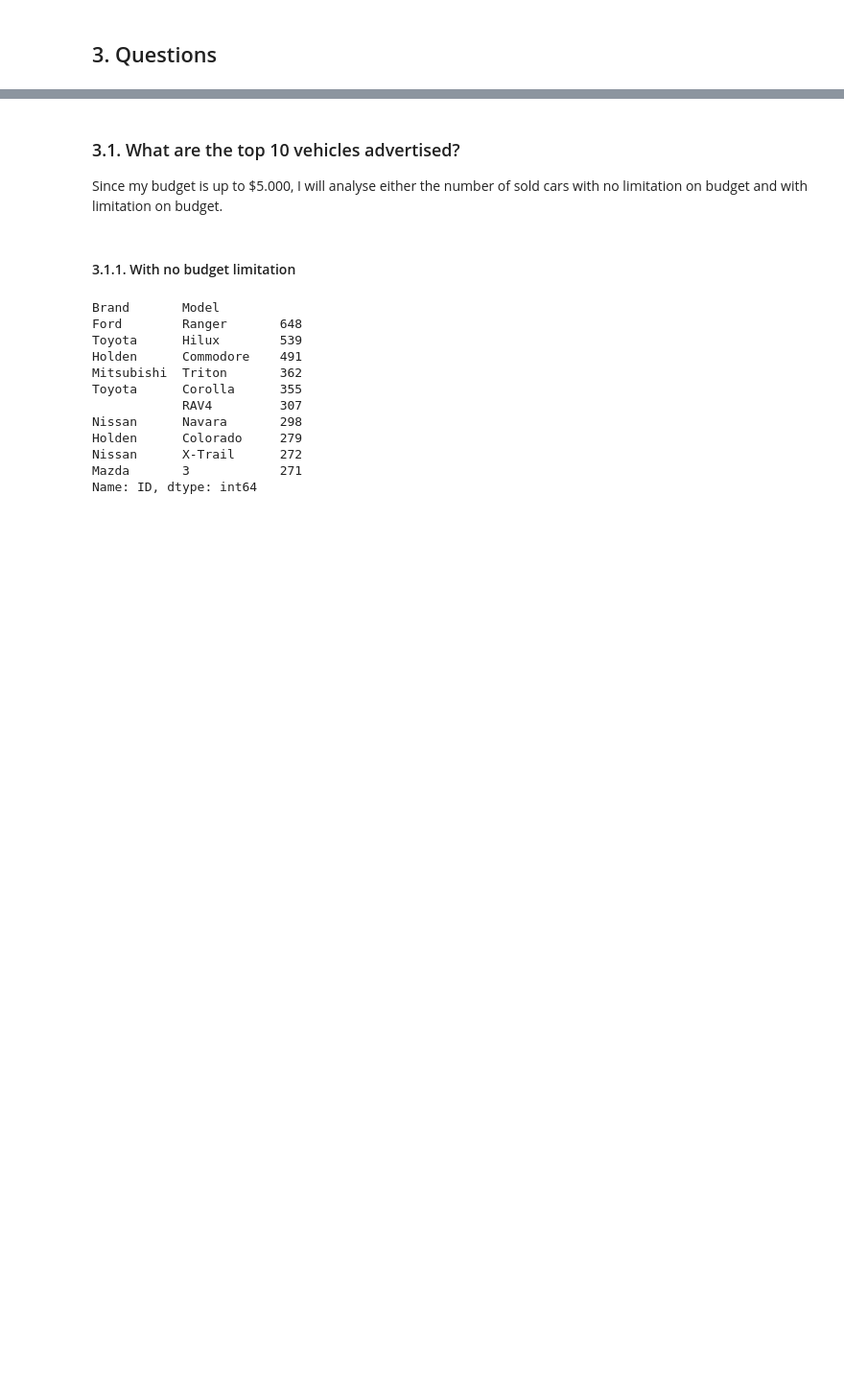
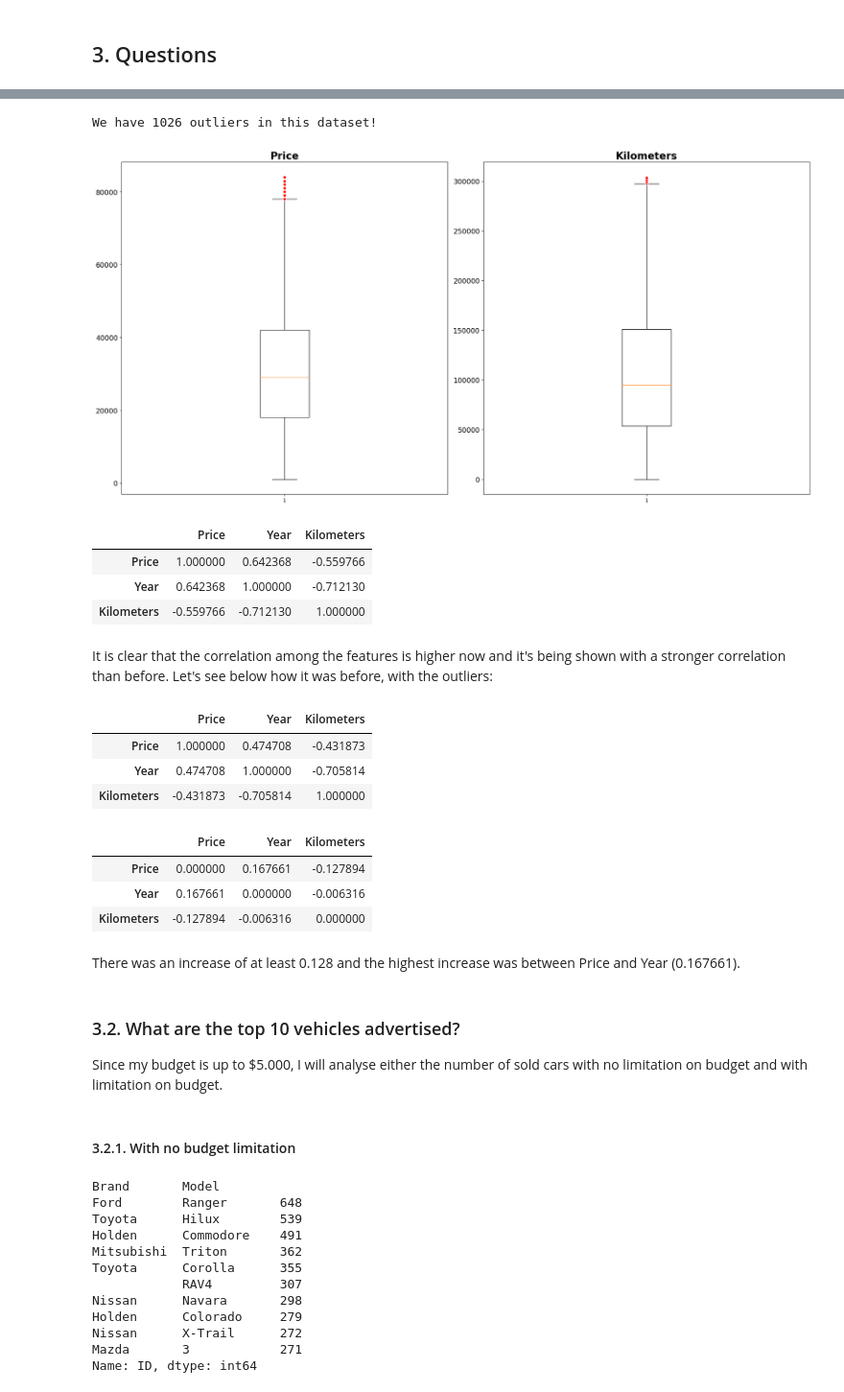
Before and after one commit to thaynanff/Data-Science-Projects, a Jupyter notebook: Data Science and Analytics/8. Australian Automotive Market/Australian Automotive Market.ipynb, the cells around one changed output, grey strips where cells are left out. Shown at 96% size. Cells and saved outputs as stored; diff of their text form; code cells hidden in the pictures; blank space fills up the shorter version.

```diff
--- a/Data Science and Analytics/8. Australian Automotive Market/Australian Automotive Market.ipynb
+++ b/Data Science and Analytics/8. Australian Automotive Market/Australian Automotive Market.ipynb
@@ -302,9 +319,82 @@ UsedCars.loc[:,['Price', 'Year', 'Kilometers']].corr()
+# %%
+# detecting the outliers for both Kilometers and Price
+
+Q1_KM = UsedCars['Kilometers'].quantile(0.25)
+Q1_Price = UsedCars['Price'].quantile(0.25)
+
+Q3_KM = UsedCars['Kilometers'].quantile(0.75)
+Q3_Price = UsedCars['Price'].quantile(0.75)
+
+IQR_KM = Q3_KM - Q1_KM
+IQR_Price = Q3_Price - Q1_Price
+
+upper_KM = Q3_KM + (1.5 * IQR_KM)
+upper_Price = Q3_Price + (1.5 * IQR_Price)
+
+lower_KM = Q1_KM - (1.5 * IQR_KM)
+lower_Price = Q1_Price - (1.5 * IQR_Price)
+
+# creating the variable with the whole data set taking off the outliers
+
+UsedCars_no_outliers = UsedCars[(UsedCars['Kilometers'] <= upper_KM) &
+                                (UsedCars['Kilometers'] >= lower_KM)]
+
+UsedCars_no_outliers = UsedCars_no_outliers[(UsedCars_no_outliers['Price'] <= upper_Price) &
+                                            (UsedCars_no_outliers['Price'] >= lower_Price)]
+
+print(f'We have {UsedCars.shape[0] - UsedCars_no_outliers.shape[0]} outliers in this dataset!')
+# %% [output]
+We have 1026 outliers in this dataset!
+# %%
+# let's visualise the boxplot for both Kilometers and Price now that we took the  outliers off
+
+red_circle = dict(markerfacecolor='red', marker='o', markeredgecolor='white')
+
+fix, axs = plt.subplots(1,2, figsize=(20,10))
+
+for i, ax in enumerate(axs.flat):
+  ax.boxplot(UsedCars_no_outliers.loc[:,['Price', 'Kilometers']].iloc[:,i], flierprops=red_circle)
+  ax.set_title(UsedCars_no_outliers.loc[:,['Price', 'Kilometers']].columns[i], fontsize=20, fontweight='bold')
+  ax.tick_params(axis='y', labelsize=14)
+
+plt.tight_layout()
+# %% [output]
+[figure, added]
+# %%
+# once we have our new dataset, let's check the correlation
+
+UsedCars_no_outliers.loc[:,['Price', 'Year', 'Kilometers']].corr()
+# %% [output]
+|  | Price | Year | Kilometers |
+| Price | 1.000000 | 0.642368 | -0.559766 |
+| Year | 0.642368 | 1.000000 | -0.712130 |
+| Kilometers | -0.559766 | -0.712130 | 1.000000 |
+# %% [markdown]
+It is clear that the correlation among the features is higher now and it's being shown with a stronger correlation than before. Let's see below how it was before, with the outliers:
+# %%
+UsedCars.loc[:,['Price', 'Year', 'Kilometers']].corr()
+# %% [output]
+|  | Price | Year | Kilometers |
+| Price | 1.000000 | 0.474708 | -0.431873 |
+| Year | 0.474708 | 1.000000 | -0.705814 |
+| Kilometers | -0.431873 | -0.705814 | 1.000000 |
+# %%
+# let's see how they changed
+
+UsedCars_no_outliers.loc[:,['Price', 'Year', 'Kilometers']].corr() - UsedCars.loc[:,['Price', 'Year', 'Kilometers']].corr()
+# %% [output]
+|  | Price | Year | Kilometers |
+| Price | 0.000000 | 0.167661 | -0.127894 |
+| Year | 0.167661 | 0.000000 | -0.006316 |
+| Kilometers | -0.127894 | -0.006316 | 0.000000 |
+# %% [markdown]
+There was an increase of at least 0.128 and the highest increase was between Price and Year (0.167661).
 # %% [markdown]
-### 3.1. What are the top 10 vehicles advertised?
+### 3.2. What are the top 10 vehicles advertised?
 
 Since my budget is up to $5.000, I will analyse either the number of sold cars with no limitation on budget and with limitation on budget.
 # %% [markdown]
-#### 3.1.1. With no budget limitation
+#### 3.2.1. With no budget limitation
 # %%
 # with no limitation
 
```
Also changed, not shown: parts of 16 cells of this notebook.
